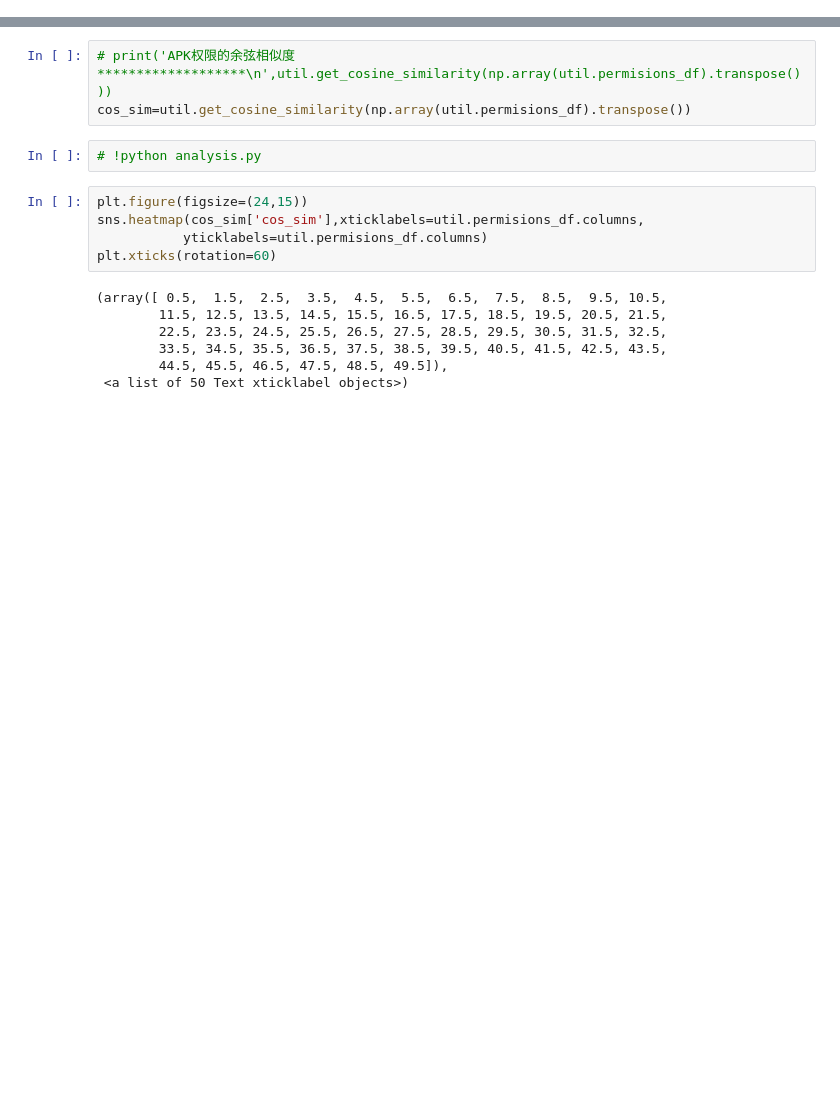
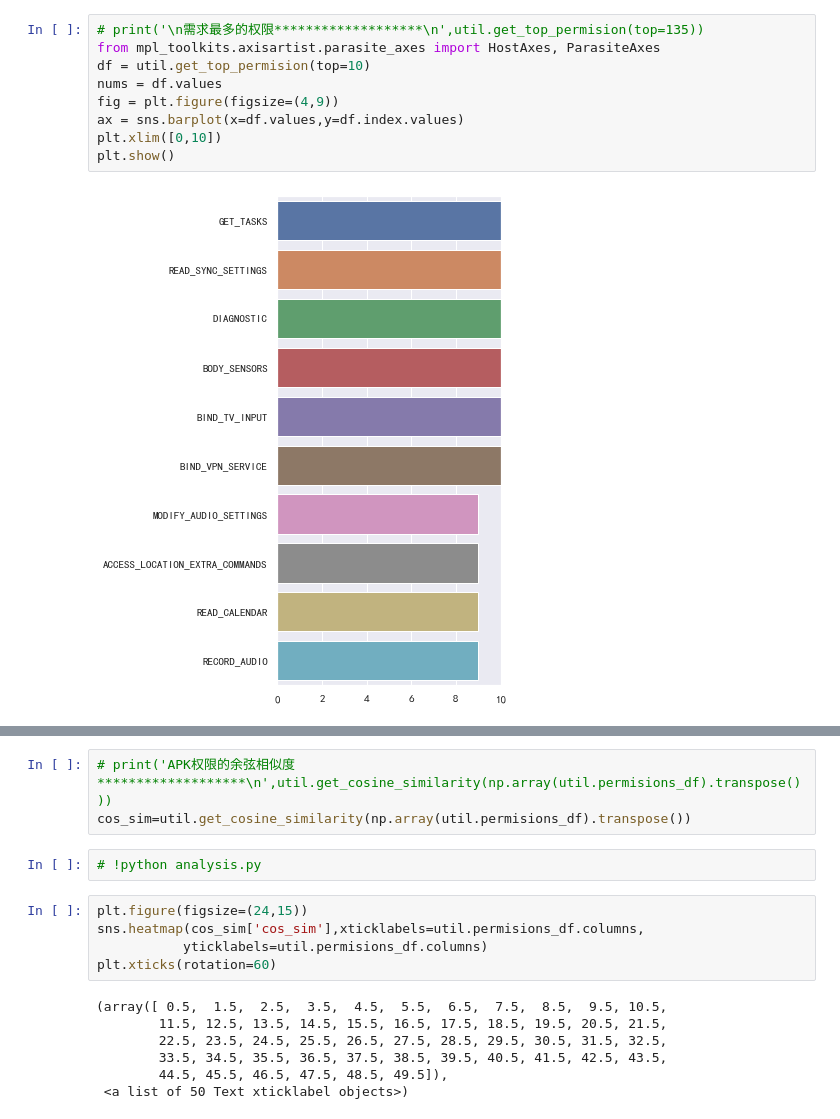
Before and after one commit to mmmmmmiracle/SE_project, a Jupyter notebook: result_analysis/analysis.ipynb, the cells around one changed output, grey strips where cells are left out. Drawn from its saved outputs; the diff is of its cells as text; blank space fills up the shorter version.

```diff
--- a/result_analysis/analysis.ipynb
+++ b/result_analysis/analysis.ipynb
@@ -59,0 +43,11 @@ dtype: int64
+# %%
+# print('\n需求最多的权限*******************\n',util.get_top_permision(top=135))
+from mpl_toolkits.axisartist.parasite_axes import HostAxes, ParasiteAxes
+df = util.get_top_permision(top=10)
+nums = df.values
+fig = plt.figure(figsize=(4,9))
+ax = sns.barplot(x=df.values,y=df.index.values)
+plt.xlim([0,10])
+plt.show()
+# %% [output]
+[figure, added]
```
Also changed, not shown: parts of 10 cells of this notebook, 4 other files.
